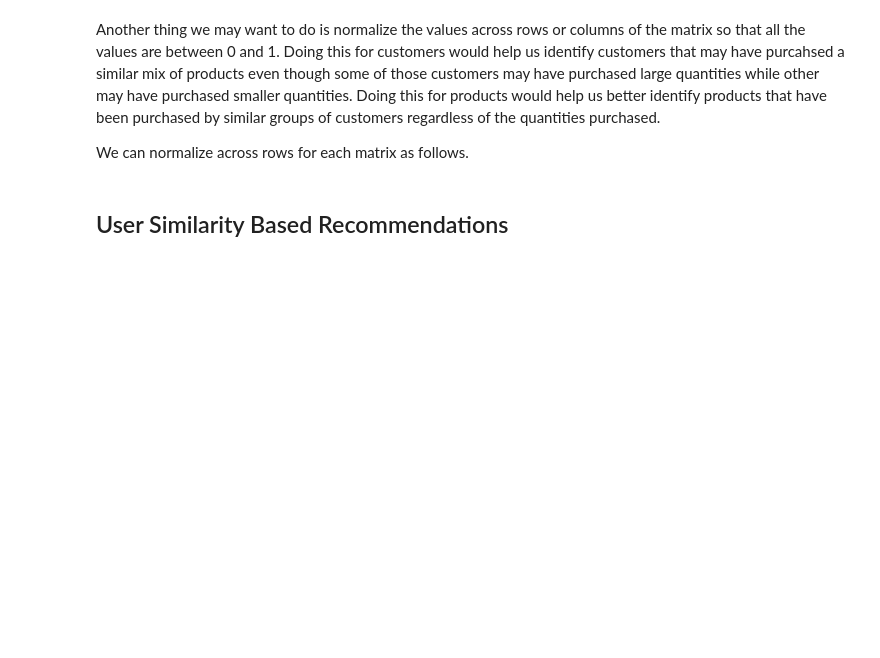
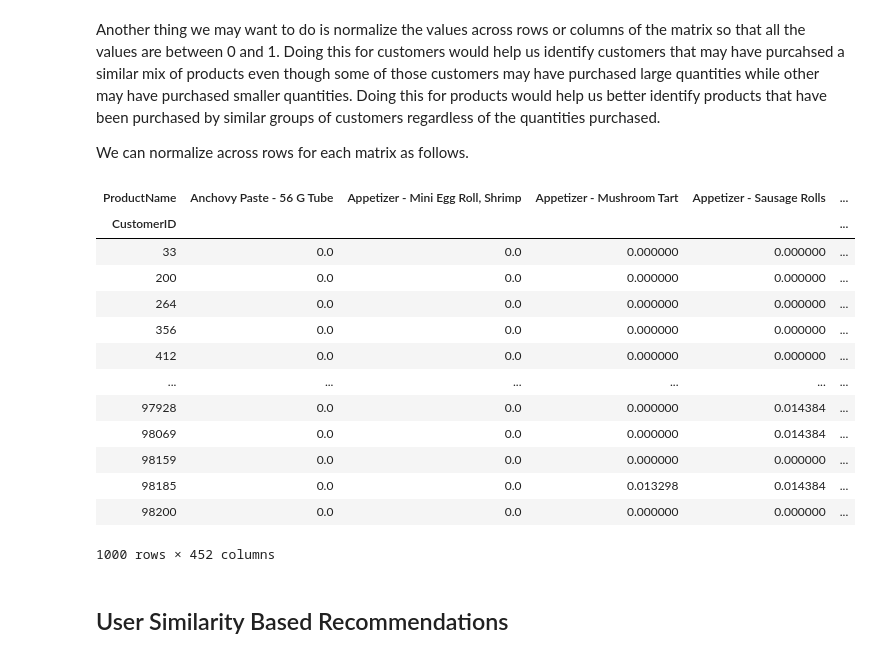
Before and after one commit to soledb94/datamad0320, a Jupyter notebook: module-2/lab-recommender-deepdive/your-code/main.ipynb, the cells around one changed output. Saved outputs shown, nothing was run; the diff lists cells and outputs as text; code cells hidden in the pictures; blank space fills up the shorter version.

```diff
--- a/module-2/lab-recommender-deepdive/your-code/main.ipynb
+++ b/module-2/lab-recommender-deepdive/your-code/main.ipynb
@@ -73,6 +81,25 @@ We can normalize across rows for each matrix as follows.
 # %%
 prod_cust_pivot = prod_cust_pivot.div(prod_cust_pivot.sum(axis=1), axis=0)
 cust_prod_pivot = cust_prod_pivot.div(cust_prod_pivot.sum(axis=1), axis=0)
+
+
+cust_prod_pivot
+prod_cust_pivot.T
+# %% [output]
+| ProductName | Anchovy Paste - 56 G Tube | Appetizer - Mini Egg Roll, Shrimp | Appetizer - Mushroom Tart | Appetizer - Sausage Rolls | ... |
+| CustomerID |  |  |  |  | ... |
+| 33 | 0.0 | 0.0 | 0.000000 | 0.000000 | ... |
+| 200 | 0.0 | 0.0 | 0.000000 | 0.000000 | ... |
+| 264 | 0.0 | 0.0 | 0.000000 | 0.000000 | ... |
+| 356 | 0.0 | 0.0 | 0.000000 | 0.000000 | ... |
+| 412 | 0.0 | 0.0 | 0.000000 | 0.000000 | ... |
+| ... | ... | ... | ... | ... | ... |
+| 97928 | 0.0 | 0.0 | 0.000000 | 0.014384 | ... |
+| 98069 | 0.0 | 0.0 | 0.000000 | 0.014384 | ... |
+| 98159 | 0.0 | 0.0 | 0.000000 | 0.000000 | ... |
+| 98185 | 0.0 | 0.0 | 0.013298 | 0.014384 | ... |
+| 98200 | 0.0 | 0.0 | 0.000000 | 0.000000 | ... |
+1000 rows × 452 columns
 # %% [markdown]
 ## User Similarity Based Recommendations
 # %% [markdown]
```
Also changed, not shown: parts of 14 cells of this notebook.
